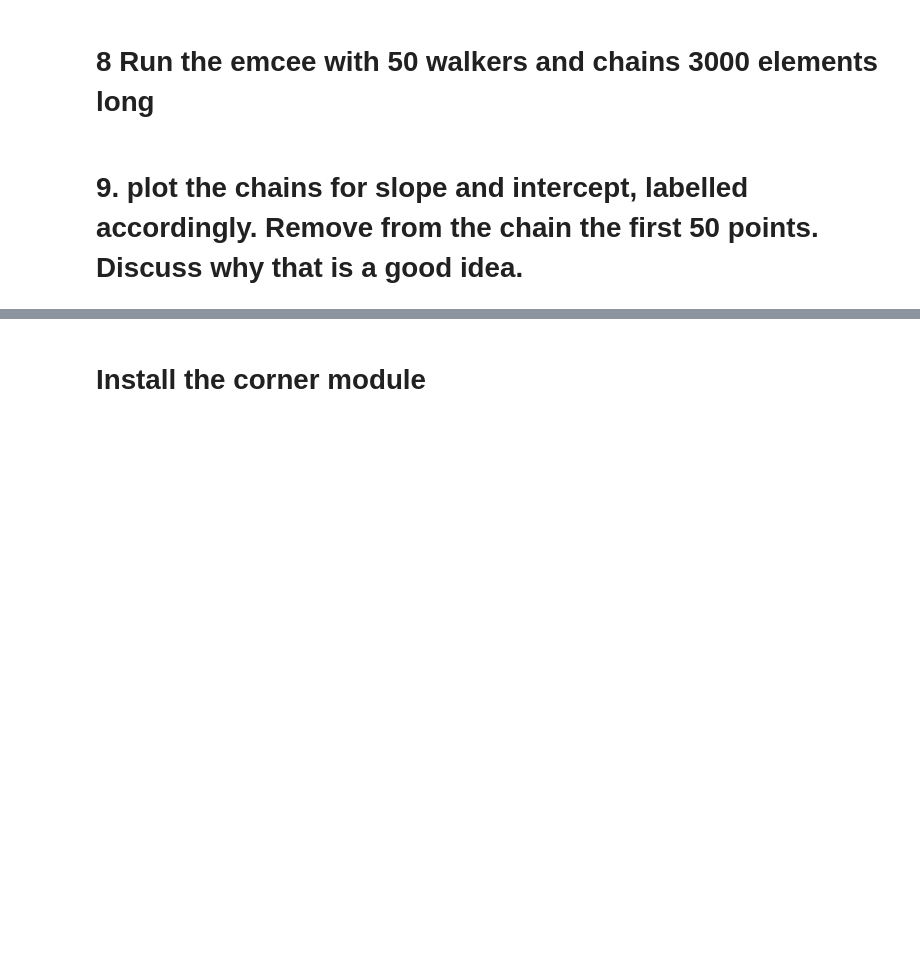
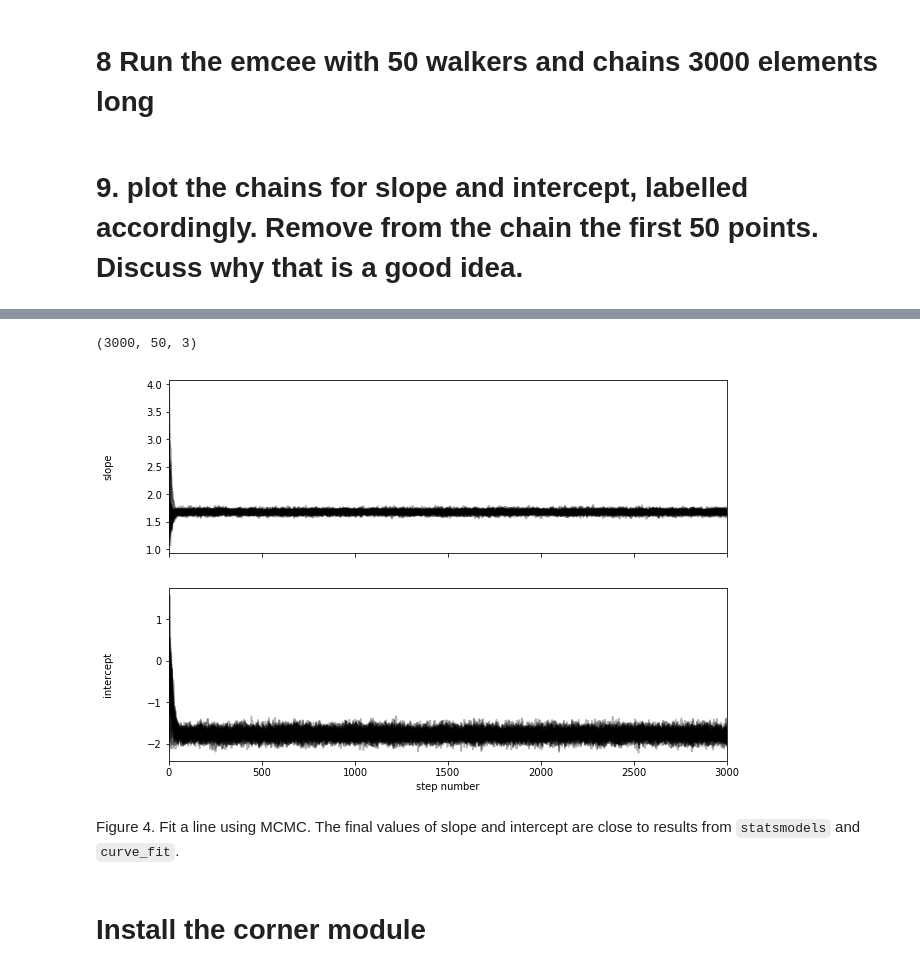
Before and after one commit to xiaolng/DSPS_xLi, a Jupyter notebook: HW7/LRtestAndMCMC.ipynb, the cells around one changed output, grey strips where cells are left out. Drawn from its saved outputs; the diff is of its cells as text; code cells hidden in the pictures; blank space fills up the shorter version.

````diff
--- a/HW7/LRtestAndMCMC.ipynb
+++ b/HW7/LRtestAndMCMC.ipynb
@@ -342,7 +342,24 @@ Create a log-likelihood function like in the example https://emcee.readthedocs.i
 # %%
 def log_likelihood(theta, x, y, yerr):
 
-    m, b, log_f = theta
+    m, b = theta
     model = m * x + b
-    sigma2 = yerr**2 + model**2*np.exp(2*log_f)
+    sigma2 = yerr**2
     return -0.5*np.sum((y-model)**2/sigma2 + np.log(sigma2))
+
+
+def log_prior(theta):
+
+    m, b = theta
+    # uniform prior
+    if m > 0.0 and -10.0 < b < 10.0:
+        return 0.0
+    return -np.inf
+
+
+def log_probability(theta, x, y, yerr):
+    lp = log_prior(theta)
+    if not np.isfinite(lp):
+        return -np.inf
+
+    return lp + log_likelihood(theta, x, y, yerr)
@@ -371,2 +368,14 @@ sampler.run_mcmc(pos, 5000, progress=True);
+# %%
+nwalkers = 50
+ndim = 2    # number of parameters
+x = nam18_reducted.temp.values
+y = nam18_reducted.nstar.values
+yerr = nam18_reducted.uncertainties.values
+
+sampler = emcee.EnsembleSampler(nwalkers, ndim, log_probability, args=(x, y, yerr))
+
+m0, b0 = 1, -1
+pos =np.array([m0, b0]) + np.abs( np.random.randn(nwalkers, ndim) ) # initial parameters for 50 walkers, nwalker*ndim
+sampler.run_mcmc(initial_state=pos, nsteps=3000, progress=True);
 # %% [markdown]
 # 9. plot the chains for slope and intercept, labelled accordingly. Remove from the chain the first 50 points. Discuss why that is a good idea.
@@ -376,3 +382,23 @@ sampler.run_mcmc(pos, 5000, progress=True);
+# %%
+samples.shape
+# %% [output]
+(3000, 50, 3)
+# %%
+fig, axes = plt.subplots(2, figsize=(10, 7), sharex=True)
+samples = sampler.get_chain()
+labels = ["slope", "intercept"]
+for i in range(ndim):
+    ax = axes[i]
+    ax.plot(samples[:,:, i], "k", alpha=0.3)
+    ax.set_xlim(0, len(samples))
+    ax.set_ylabel(labels[i])
+    ax.yaxis.set_label_coords(-0.1, 0.5)
+
+axes[-1].set_xlabel("step number");
+# %% [output]
+[figure, added]
+# %% [markdown]
+Figure 4. Fit a line using MCMC. The final values of slope and intercept are close to results from ```statsmodels``` and ```curve_fit```.
 # %% [markdown]
 # Install the corner module
 # %%
````
Also changed, not shown: parts of 18 cells of this notebook.
